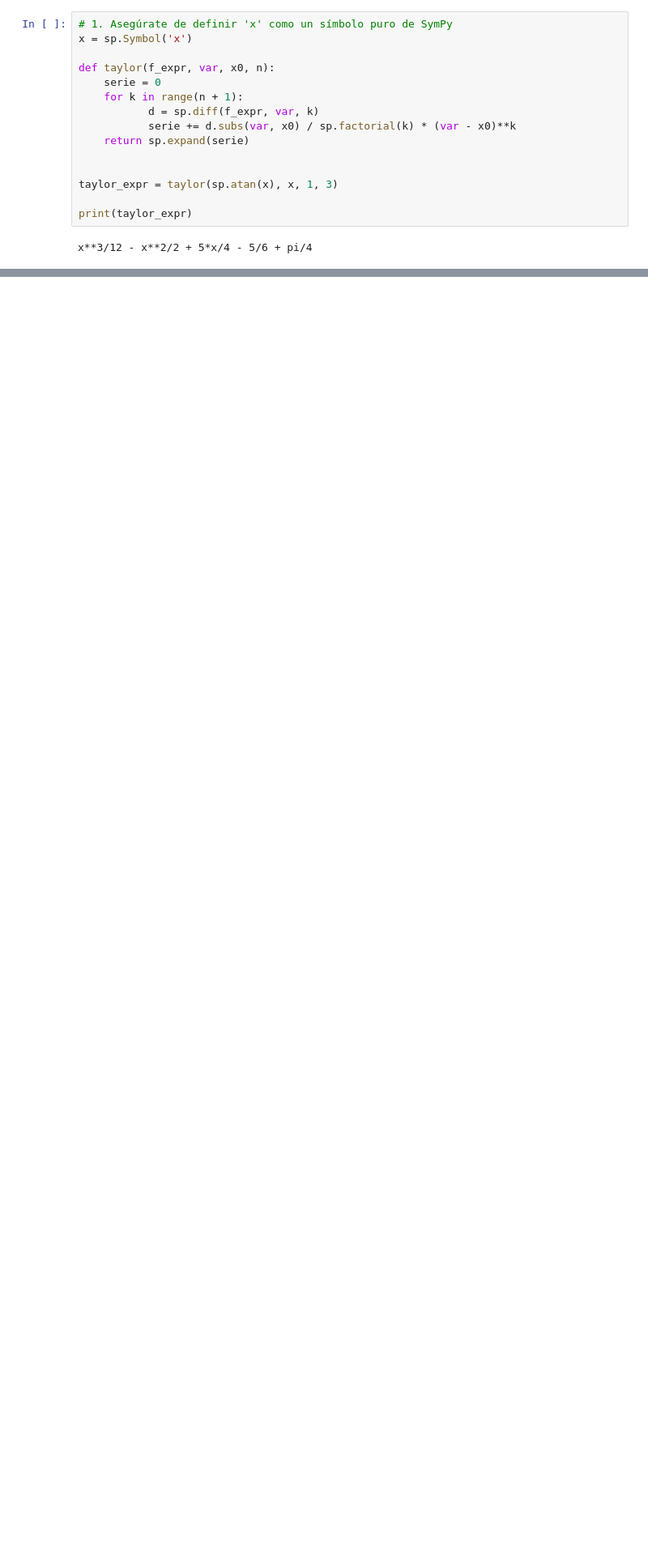
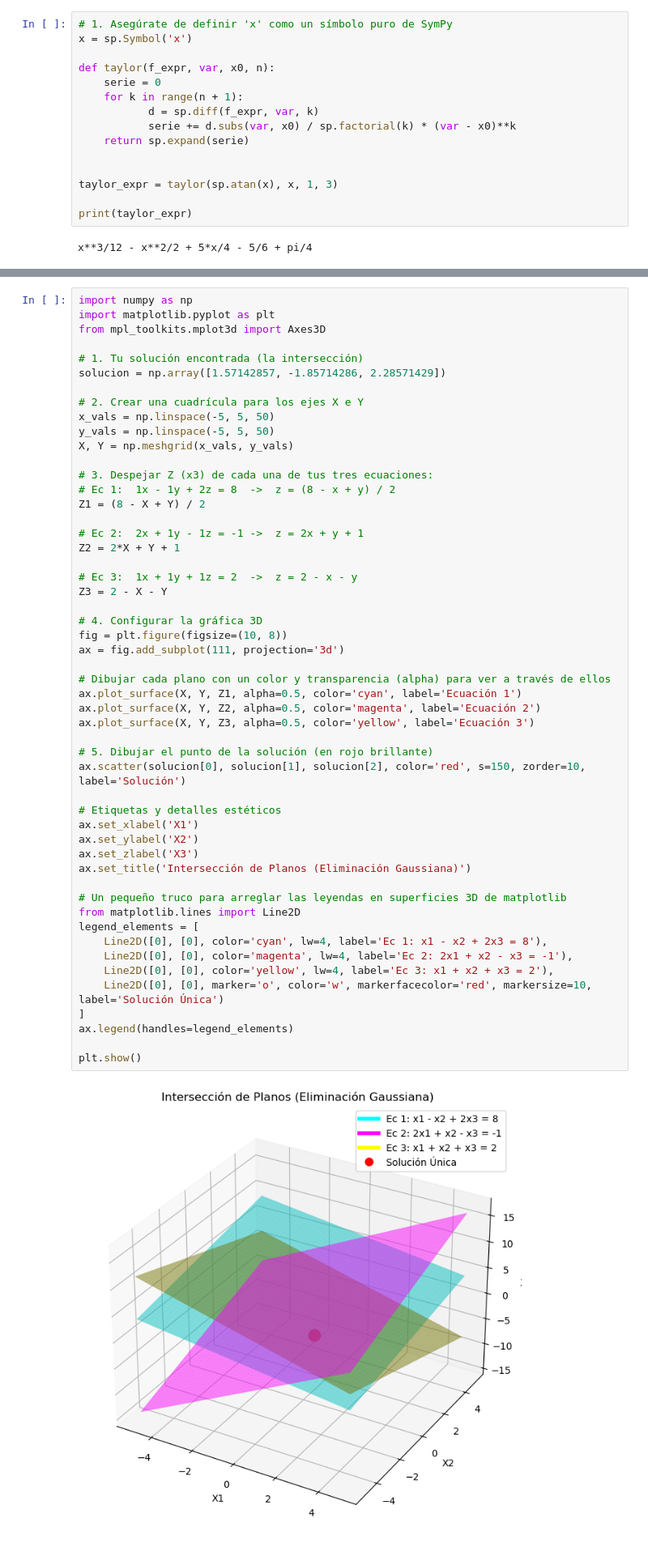
Before and after one commit to DAM12CODS/Talleres-MN, a Jupyter notebook: SeriesTaylor-PolinomioLagrange.ipynb, the cells around one changed output, grey strips where cells are left out. Shown at 81% size. Drawn from its saved outputs; the diff is of its cells as text; blank space fills up the shorter version.

Commit message:
Tarea Eliminación Gaussiana

```diff
--- a/SeriesTaylor-PolinomioLagrange.ipynb
+++ b/SeriesTaylor-PolinomioLagrange.ipynb
@@ -76,0 +369,54 @@ x**3/12 - x**2/2 + 5*x/4 - 5/6 + pi/4
+# %%
+import numpy as np
+import matplotlib.pyplot as plt
+from mpl_toolkits.mplot3d import Axes3D
+
+# 1. Tu solución encontrada (la intersección)
+solucion = np.array([1.57142857, -1.85714286, 2.28571429])
+
+# 2. Crear una cuadrícula para los ejes X e Y
+x_vals = np.linspace(-5, 5, 50)
+y_vals = np.linspace(-5, 5, 50)
+X, Y = np.meshgrid(x_vals, y_vals)
+
+# 3. Despejar Z (x3) de cada una de tus tres ecuaciones:
+# Ec 1:  1x - 1y + 2z = 8  ->  z = (8 - x + y) / 2
+Z1 = (8 - X + Y) / 2
+
+# Ec 2:  2x + 1y - 1z = -1 ->  z = 2x + y + 1
+Z2 = 2*X + Y + 1
+
+# Ec 3:  1x + 1y + 1z = 2  ->  z = 2 - x - y
+Z3 = 2 - X - Y
+
+# 4. Configurar la gráfica 3D
+fig = plt.figure(figsize=(10, 8))
+ax = fig.add_subplot(111, projection='3d')
+
+# Dibujar cada plano con un color y transparencia (alpha) para ver a través de ellos
+ax.plot_surface(X, Y, Z1, alpha=0.5, color='cyan', label='Ecuación 1')
+ax.plot_surface(X, Y, Z2, alpha=0.5, color='magenta', label='Ecuación 2')
+ax.plot_surface(X, Y, Z3, alpha=0.5, color='yellow', label='Ecuación 3')
+
+# 5. Dibujar el punto de la solución (en rojo brillante)
+ax.scatter(solucion[0], solucion[1], solucion[2], color='red', s=150, zorder=10, label='Solución')
+
+# Etiquetas y detalles estéticos
+ax.set_xlabel('X1')
+ax.set_ylabel('X2')
+ax.set_zlabel('X3')
+ax.set_title('Intersección de Planos (Eliminación Gaussiana)')
+
+# Un pequeño truco para arreglar las leyendas en superficies 3D de matplotlib
+from matplotlib.lines import Line2D
+legend_elements = [
+    Line2D([0], [0], color='cyan', lw=4, label='Ec 1: x1 - x2 + 2x3 = 8'),
+    Line2D([0], [0], color='magenta', lw=4, label='Ec 2: 2x1 + x2 - x3 = -1'),
+    Line2D([0], [0], color='yellow', lw=4, label='Ec 3: x1 + x2 + x3 = 2'),
+    Line2D([0], [0], marker='o', color='w', markerfacecolor='red', markersize=10, label='Solución Única')
+]
+ax.legend(handles=legend_elements)
+
+plt.show()
+# %% [output]
+[figure, added]
```
Also changed, not shown: parts of 6 cells of this notebook, 1 other file.
